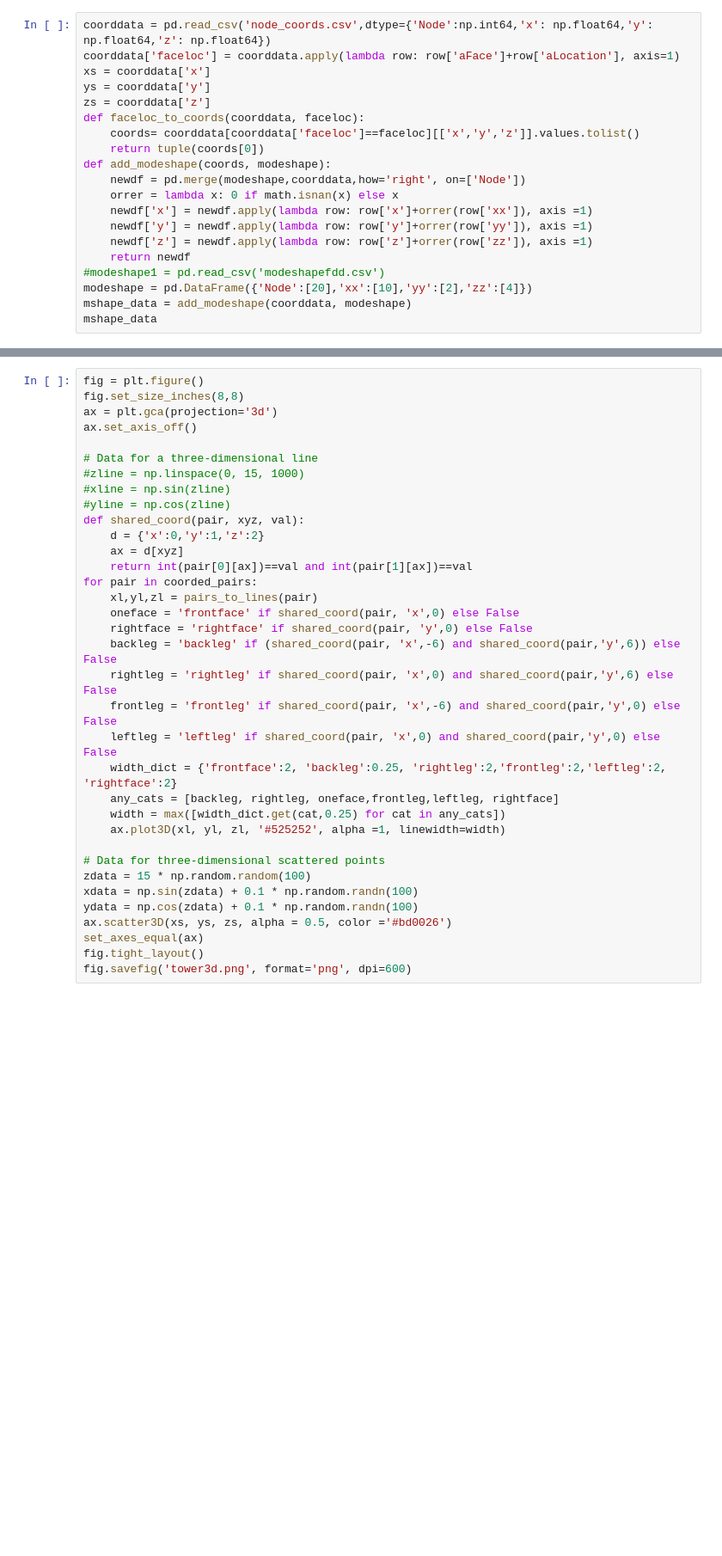
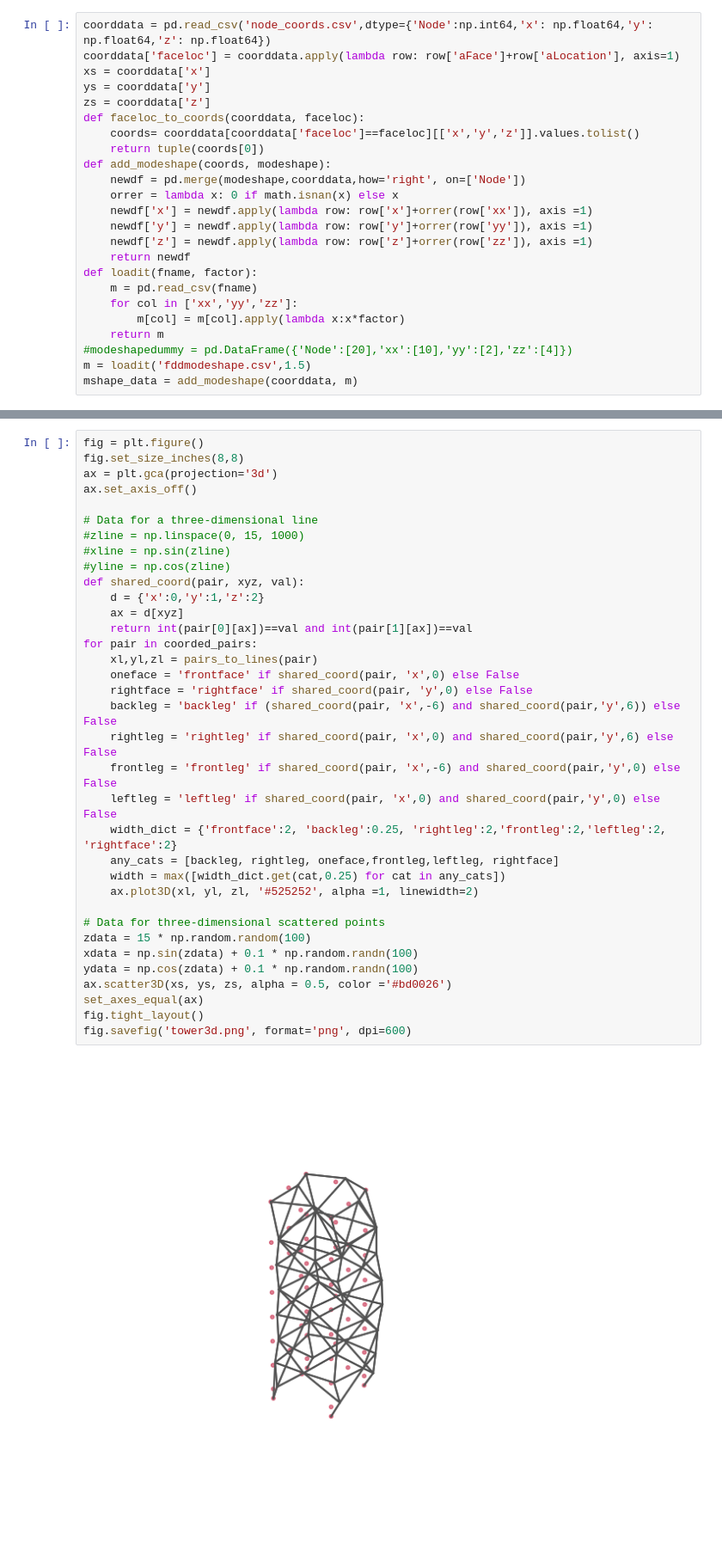
Before and after one commit to jamesjarlathlong/notebooks, a Jupyter notebook: modeshapes.ipynb, the cells around one changed output, grey strips where cells are left out. Shown: that part at 86% size. Saved outputs shown, nothing was run; the diff lists cells and outputs as text; blank space fills up the shorter version.

Commit message:
added modeshape calcer

```diff
--- a/modeshapes.ipynb
+++ b/modeshapes.ipynb
@@ -51,10 +51,14 @@ def add_modeshape(coords, modeshape):
     newdf['y'] = newdf.apply(lambda row: row['y']+orrer(row['yy']), axis =1)
     newdf['z'] = newdf.apply(lambda row: row['z']+orrer(row['zz']), axis =1)
     return newdf
-#modeshape1 = pd.read_csv('modeshapefdd.csv')
-modeshape = pd.DataFrame({'Node':[20],'xx':[10],'yy':[2],'zz':[4]})
-mshape_data = add_modeshape(coorddata, modeshape)
-mshape_data
+def loadit(fname, factor):
+    m = pd.read_csv(fname)
+    for col in ['xx','yy','zz']:
+        m[col] = m[col].apply(lambda x:x*factor)
+    return m
+#modeshapedummy = pd.DataFrame({'Node':[20],'xx':[10],'yy':[2],'zz':[4]})
+m = loadit('fddmodeshape.csv',1.5)
+mshape_data = add_modeshape(coorddata, m)
 # %%
 df = pd.read_csv('structure_graph.csv')
 df['faceloc'] = coorddata.apply(lambda row: row['aFace']+row['aLocation'], axis=1)
@@ -93,31 +97,33 @@ ax = plt.gca(projection='3d')
 ax.set_axis_off()
 
 # Data for a three-dimensional line
 #zline = np.linspace(0, 15, 1000)
 #xline = np.sin(zline)
 #yline = np.cos(zline)
 def shared_coord(pair, xyz, val):
     d = {'x':0,'y':1,'z':2}
     ax = d[xyz]
     return int(pair[0][ax])==val and int(pair[1][ax])==val
 for pair in coorded_pairs:
     xl,yl,zl = pairs_to_lines(pair)
     oneface = 'frontface' if shared_coord(pair, 'x',0) else False
     rightface = 'rightface' if shared_coord(pair, 'y',0) else False
     backleg = 'backleg' if (shared_coord(pair, 'x',-6) and shared_coord(pair,'y',6)) else False
     rightleg = 'rightleg' if shared_coord(pair, 'x',0) and shared_coord(pair,'y',6) else False
     frontleg = 'frontleg' if shared_coord(pair, 'x',-6) and shared_coord(pair,'y',0) else False
     leftleg = 'leftleg' if shared_coord(pair, 'x',0) and shared_coord(pair,'y',0) else False
     width_dict = {'frontface':2, 'backleg':0.25, 'rightleg':2,'frontleg':2,'leftleg':2, 'rightface':2}
     any_cats = [backleg, rightleg, oneface,frontleg,leftleg, rightface]
     width = max([width_dict.get(cat,0.25) for cat in any_cats])
-    ax.plot3D(xl, yl, zl, '#525252', alpha =1, linewidth=width)
+    ax.plot3D(xl, yl, zl, '#525252', alpha =1, linewidth=2)
 
 # Data for three-dimensional scattered points
 zdata = 15 * np.random.random(100)
 xdata = np.sin(zdata) + 0.1 * np.random.randn(100)
 ydata = np.cos(zdata) + 0.1 * np.random.randn(100)
 ax.scatter3D(xs, ys, zs, alpha = 0.5, color ='#bd0026')
 set_axes_equal(ax)
 fig.tight_layout()
 fig.savefig('tower3d.png', format='png', dpi=600)
+# %% [output]
+[figure, added]
```
Also changed, not shown: 2 other files.
